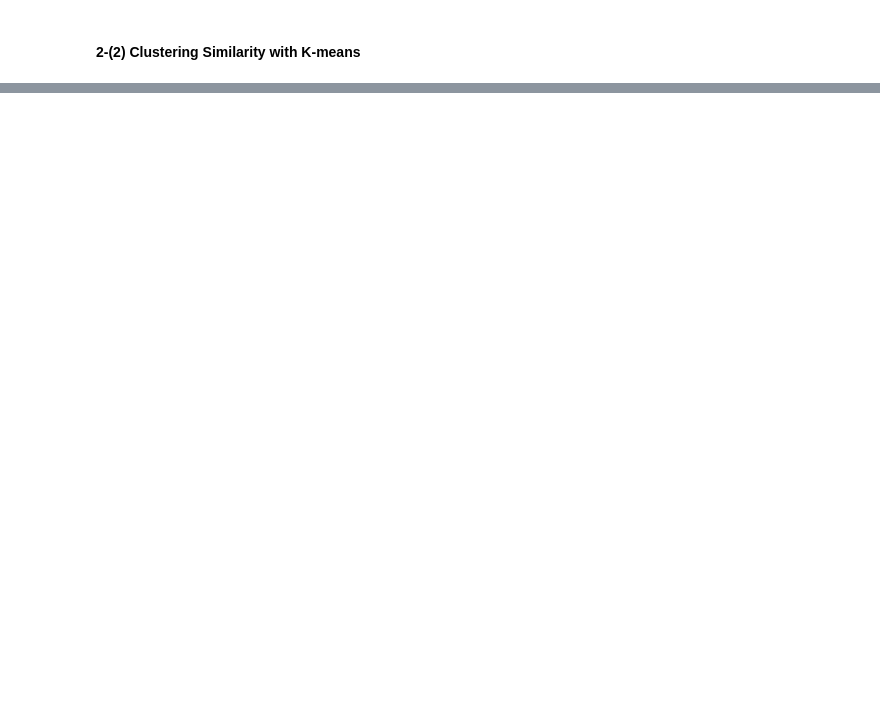
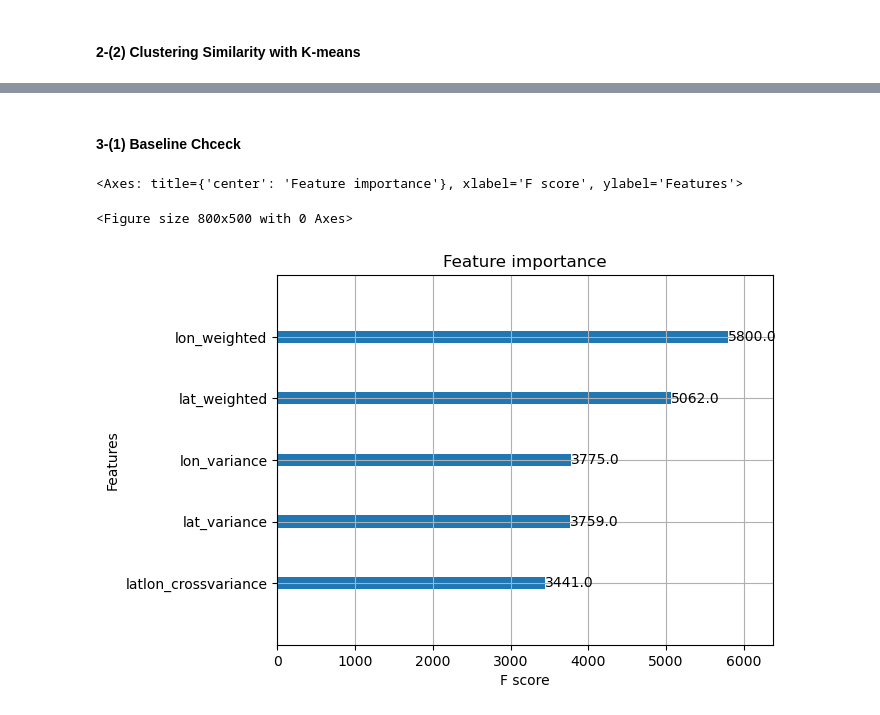
Before and after one commit to catlyu/climate_prediction_project1, a Jupyter notebook: Project1_Starter_PDI_ClusterAlgorithm.ipynb, the cells around one changed output, grey strips where cells are left out. Saved outputs shown, nothing was run; the diff lists cells and outputs as text; code cells hidden in the pictures; blank space fills up the shorter version.

```diff
--- a/Project1_Starter_PDI_ClusterAlgorithm.ipynb
+++ b/Project1_Starter_PDI_ClusterAlgorithm.ipynb
@@ -950,0 +1215,7 @@ plot_comparison_bar_chart()
+# %%
+df_alltrack = pd.read_csv('Storm_Vars_allTrack.csv')
+df_storm = pd.read_csv('Storm_Vars_Storm.csv')
+
+moment_array = df_storm.iloc[:, 8:13].to_numpy()
+PDI_max = df_storm['PDI_max_usa'].values.ravel()
+df_storm
@@ -950,0 +1236,30 @@ plot_comparison_bar_chart()
+# %% [markdown]
+#### 3-(1) Baseline Chceck
+# %%
+# 80% Training, 20% Testing
+nan_mask = np.logical_and(~np.isnan(moment_array).any(axis=1) , ~np.isnan(PDI_max) )  # Mask where all values are non-NaN
+X = moment_array[nan_mask]
+y = PDI_max[nan_mask]
+scaler = StandardScaler()
+X = scaler.fit_transform(X)  # Standardize to zero mean, unit variance
+
+# Split
+X_train, X_test, y_train, y_test = train_test_split(X, y, test_size=0.2, random_state=42)
+
+# XGBoost
+xgb_model = xgb.XGBRegressor(objective='reg:squarederror', n_estimators=500, learning_rate=0.01,
+    max_depth=6, subsample=0.8, colsample_bytree=0.8, reg_alpha=0.1, reg_lambda=0.5, random_state=42
+)
+xgb_model.fit(X_train, y_train)
+
+# Feature Importance
+feature_names = ['lon_weighted', 'lat_weighted', 'lon_variance', 'lat_variance', 'latlon_crossvariance']
+plt.figure(figsize=(8, 5))
+# ax=xgb.plot_importance(xgb_model, importance_type='weight', title="Feature Importance", xlabel="F Score")
+# ax.set_yticklabels(np.flip(feature_names))
+xgb_model.get_booster().feature_names = feature_names
+xgb.plot_importance(xgb_model.get_booster())
+# %% [output]
+<Axes: title={'center': 'Feature importance'}, xlabel='F score', ylabel='Features'>
+<Figure size 800x500 with 0 Axes>
+[figure, added]
```
Also changed, not shown: parts of 32 cells of this notebook.
